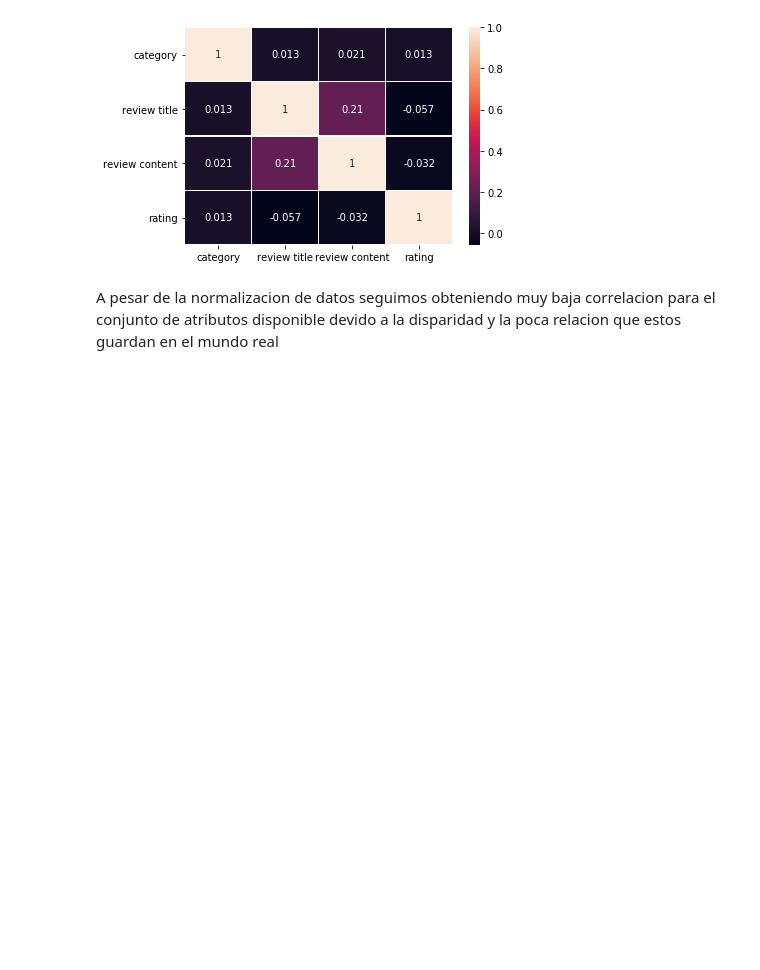
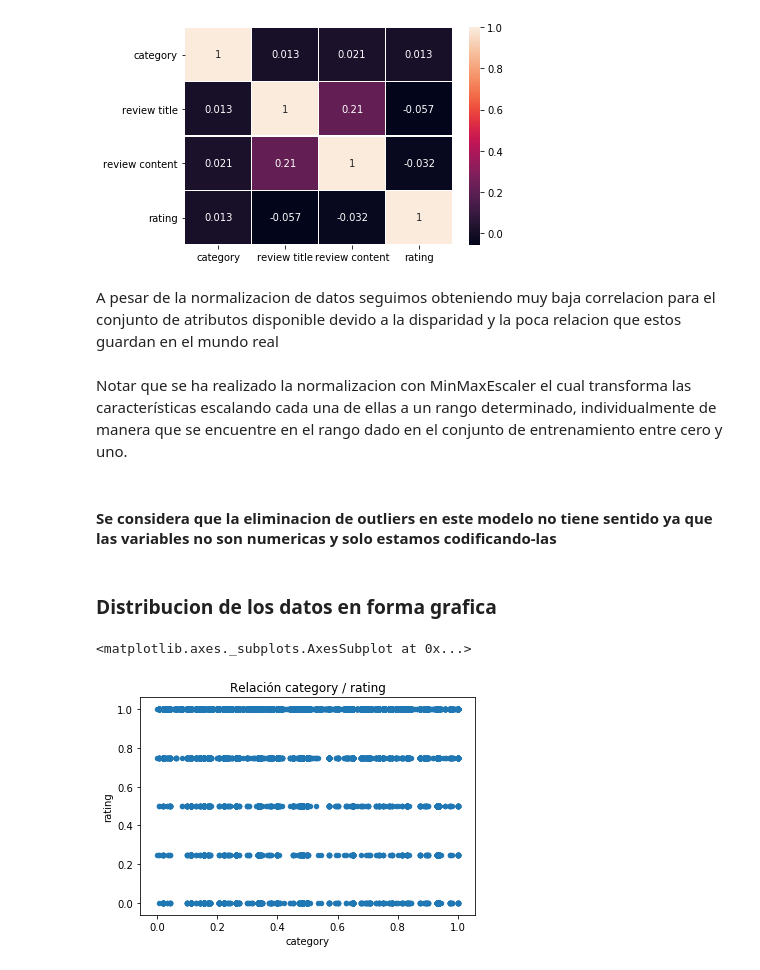
Before and after one commit to AdriaOrozco/CasKaggle, a Jupyter notebook: notebooks/develop/EbayNotebook.ipynb, the cells around one changed output. Cells and saved outputs as stored; diff of their text form; code cells hidden in the pictures; blank space fills up the shorter version.

```diff
--- a/notebooks/develop/EbayNotebook.ipynb
+++ b/notebooks/develop/EbayNotebook.ipynb
@@ -275,0 +272,12 @@ Este estimador escala y traduce cada característica individualmente de manera q
+# %% [markdown]
+Notar que se ha realizado la normalizacion con MinMaxEscaler el cual transforma las características escalando cada una de ellas a un rango determinado,
+individualmente de manera que se encuentre en el rango dado en el conjunto de entrenamiento entre cero y uno.
+# %% [markdown]
+#### Se considera que la eliminacion de outliers en este modelo no tiene sentido ya que las variables no son numericas y solo estamos codificando-las
+# %% [markdown]
+### Distribucion de los datos en forma grafica
+# %%
+datasetEbay.plot(kind='scatter', x='category', y='rating', title='Relación category / rating')
+# %% [output]
+<matplotlib.axes._subplots.AxesSubplot at 0x...>
+[figure, added]
```
Also changed, not shown: parts of 5 cells of this notebook.
